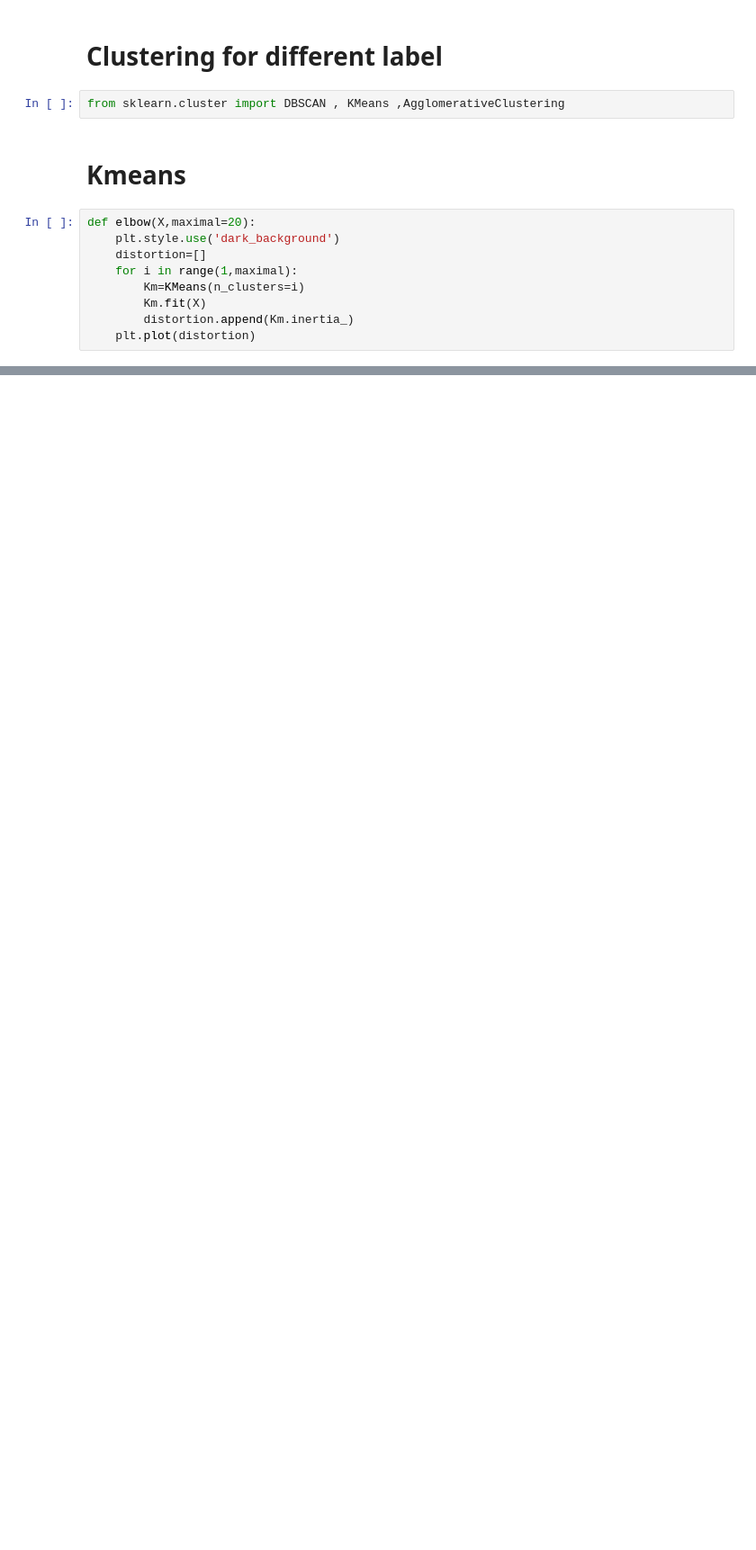
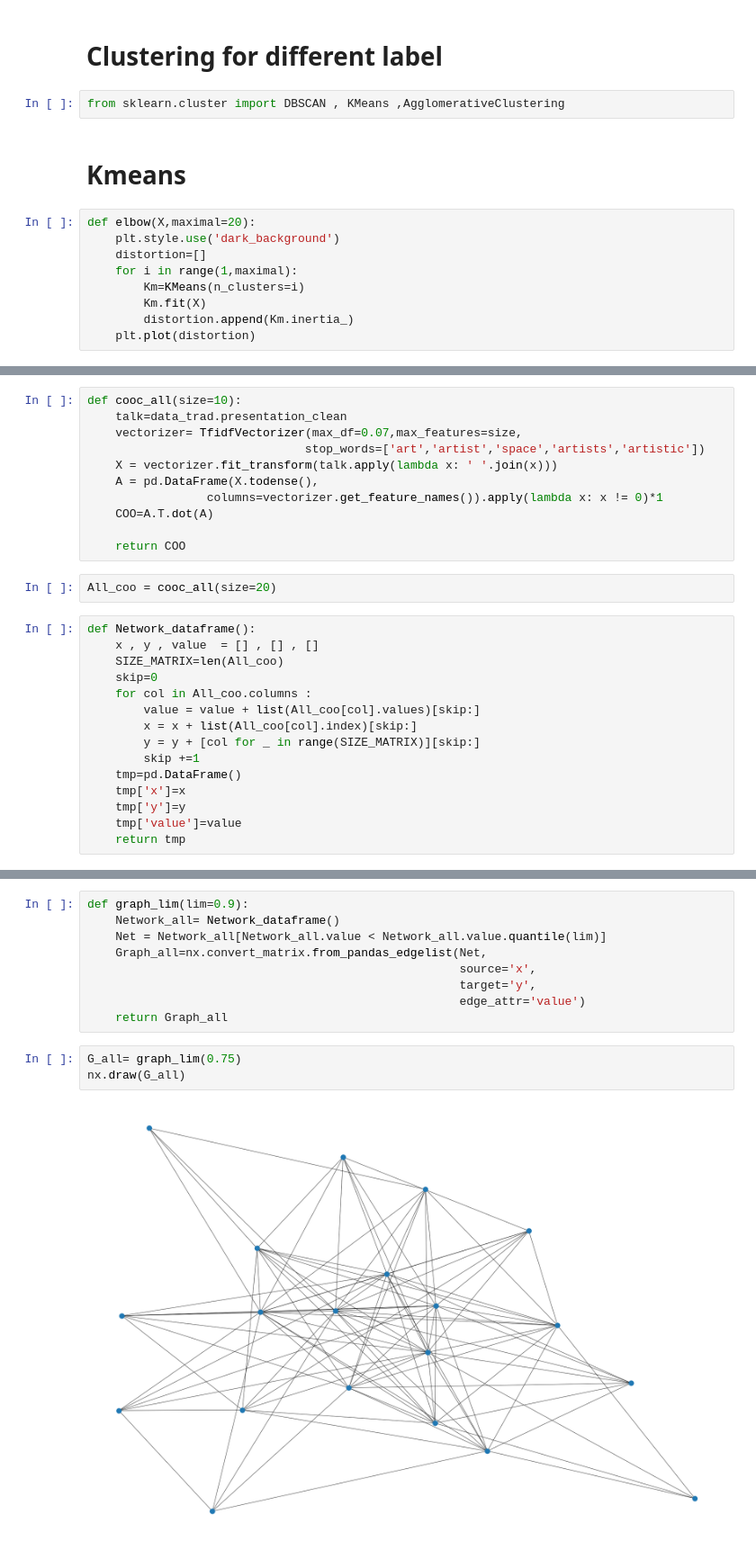
Before and after one commit to laab-orga/artist_run_spaces_marathon, a Jupyter notebook: Sandbox/Graph_implementation.ipynb, the cells around one changed output, grey strips where cells are left out. Shown at 90% size. Cells and saved outputs as stored; diff of their text form; blank space fills up the shorter version.

```diff
--- a/Sandbox/Graph_implementation.ipynb
+++ b/Sandbox/Graph_implementation.ipynb
@@ -415,0 +351,28 @@ data_trad.to_csv('data_finalv5.csv')
+# %%
+def cooc_all(size=10):
+    talk=data_trad.presentation_clean
+    vectorizer= TfidfVectorizer(max_df=0.07,max_features=size,
+                               stop_words=['art','artist','space','artists','artistic'])
+    X = vectorizer.fit_transform(talk.apply(lambda x: ' '.join(x)))
+    A = pd.DataFrame(X.todense(),
+                 columns=vectorizer.get_feature_names()).apply(lambda x: x != 0)*1
+    COO=A.T.dot(A)
+
+    return COO
+# %%
+All_coo = cooc_all(size=20)
+# %%
+def Network_dataframe():
+    x , y , value  = [] , [] , []
+    SIZE_MATRIX=len(All_coo)
+    skip=0
+    for col in All_coo.columns :
+        value = value + list(All_coo[col].values)[skip:]
+        x = x + list(All_coo[col].index)[skip:]
+        y = y + [col for _ in range(SIZE_MATRIX)][skip:]
+        skip +=1
+    tmp=pd.DataFrame()
+    tmp['x']=x
+    tmp['y']=y
+    tmp['value']=value
+    return tmp
@@ -415,0 +391,14 @@ data_trad.to_csv('data_finalv5.csv')
+# %%
+def graph_lim(lim=0.9):
+    Network_all= Network_dataframe()
+    Net = Network_all[Network_all.value < Network_all.value.quantile(lim)]
+    Graph_all=nx.convert_matrix.from_pandas_edgelist(Net,
+                                                     source='x',
+                                                     target='y',
+                                                     edge_attr='value')
+    return Graph_all
+# %%
+G_all= graph_lim(0.75)
+nx.draw(G_all)
+# %% [output]
+[figure, added]
```
Also changed, not shown: parts of 67 cells of this notebook.
